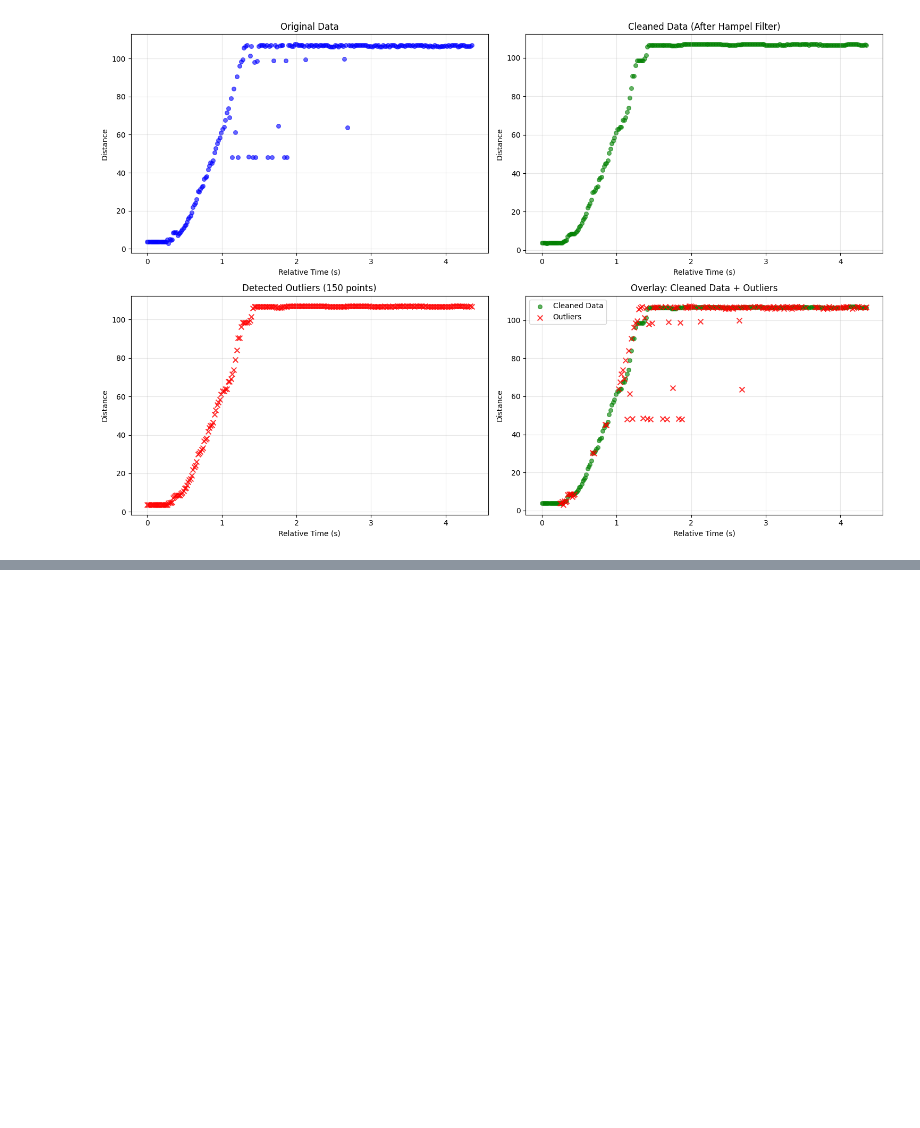
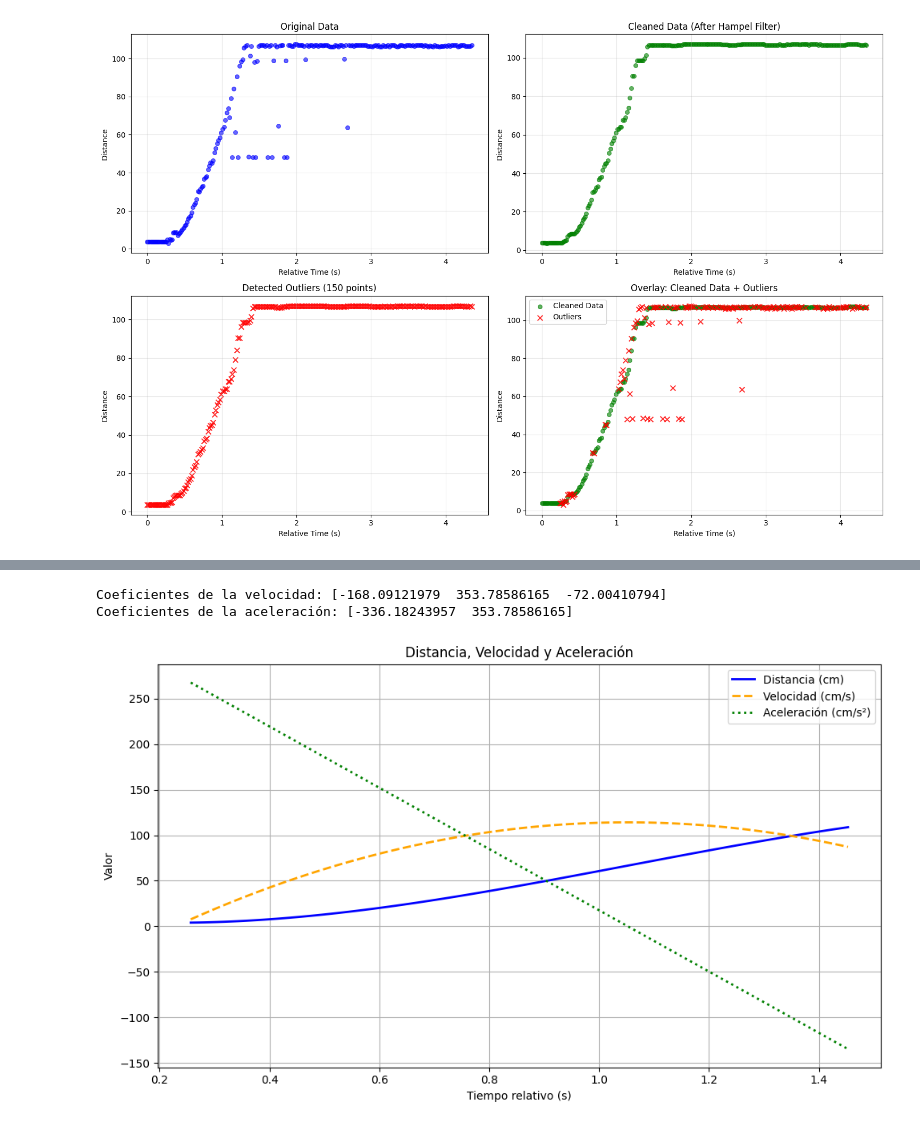
Before and after one commit to azapg/velocimetro-hc-sr04, a Jupyter notebook: velocimetro-hc-sr04.ipynb, the cells around one changed output, grey strips where cells are left out. Cells and saved outputs as stored; diff of their text form; code cells hidden in the pictures; blank space fills up the shorter version.

```diff
--- a/velocimetro-hc-sr04.ipynb
+++ b/velocimetro-hc-sr04.ipynb
@@ -260,0 +312,29 @@ Archivos guardados satisfactoriamente!
+# %%
+# Derivadas
+velocity_coeffs = np.polyder(polyfit, 1)
+
+    # Second derivative (acceleration)
+acceleration_coeffs = np.polyder(polyfit, 2)
+
+print(f"Coeficientes de la velocidad: {velocity_coeffs}")
+print(f"Coeficientes de la aceleración: {acceleration_coeffs}")
+
+plt.figure(figsize=(10, 6))
+x_fit = np.linspace(df['relative_time_s'].min(), df['relative_time_s'].max(), 100)
+y_fit = np.polyval(polyfit, x_fit)
+plt.plot(x_fit, y_fit, label='Distancia (cm)', color='blue', linewidth=2)
+y_velocity = np.polyval(velocity_coeffs, x_fit)
+plt.plot(x_fit, y_velocity, label='Velocidad (cm/s)', color='orange', linestyle='--', linewidth=2)
+y_acceleration = np.polyval(acceleration_coeffs, x_fit)
+plt.plot(x_fit, y_acceleration, label='Aceleración (cm/s²)', color='green', linestyle=':', linewidth=2)
+plt.title('Distancia, Velocidad y Aceleración')
+plt.xlabel('Tiempo relativo (s)')
+plt.ylabel('Valor')
+plt.legend()
+plt.grid(True)
+plt.tight_layout()
+plt.show()
+# %% [output]
+Coeficientes de la velocidad: [-168.09121979  353.78586165  -72.00410794]
+Coeficientes de la aceleración: [-336.18243957  353.78586165]
+[figure, added]
```
Also changed, not shown: parts of 2 cells of this notebook, 4 other files.
